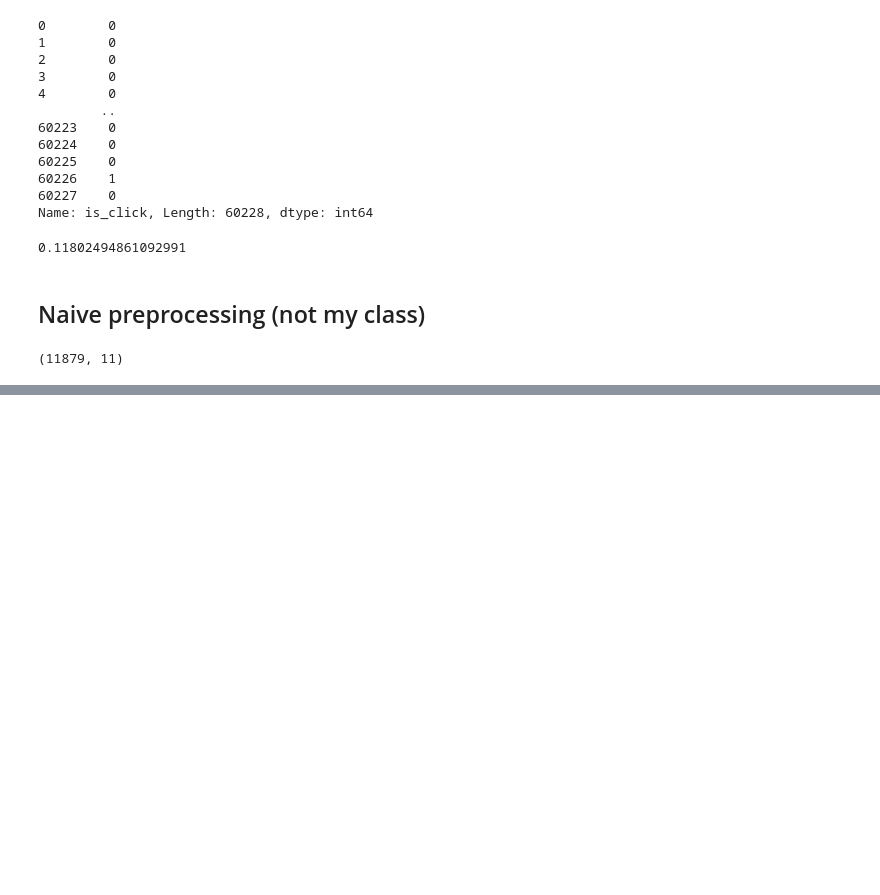
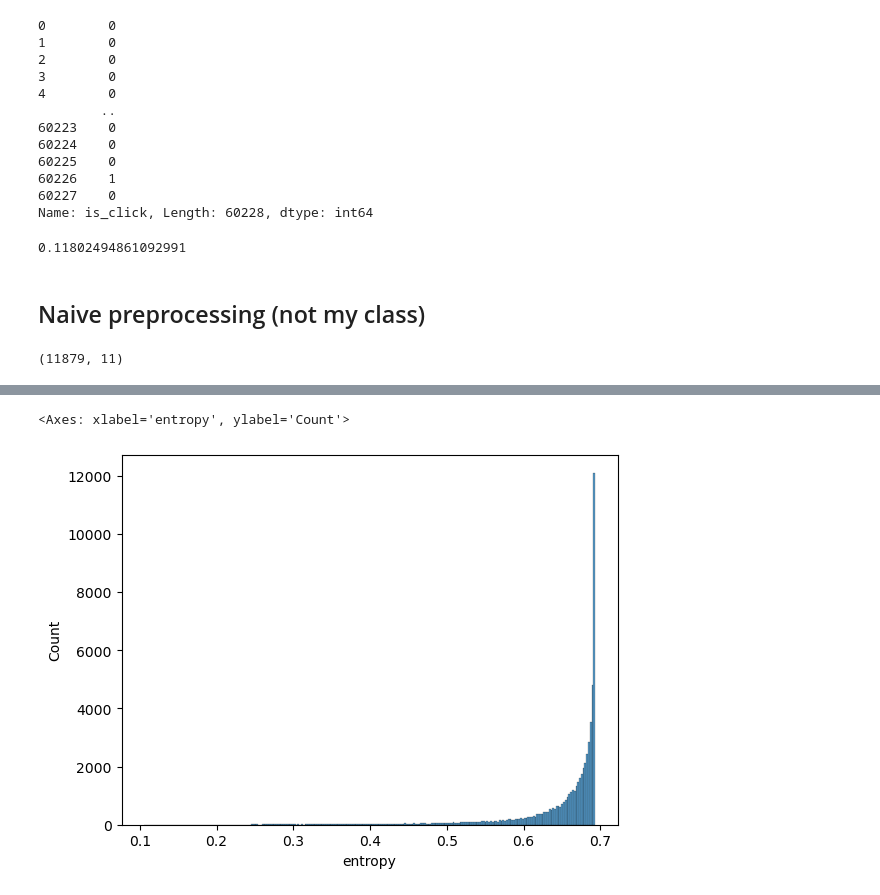
Before and after one commit to bagel-not-kaggle/YDATA-kaggle-assignment, a Jupyter notebook: notebooks/Exploring.ipynb, the cells around one changed output, grey strips where cells are left out. Drawn from its saved outputs; the diff is of its cells as text; code cells hidden in the pictures; blank space fills up the shorter version.

```diff
--- a/notebooks/Exploring.ipynb
+++ b/notebooks/Exploring.ipynb
@@ -1383,0 +1440,3 @@ print(f1_score(y_test_2, y_pred_LR))
+# %%
+error_analysis_df = pd.read_csv(r'C:\Users\maorb\Classes\Classical_ML\YDATA-kaggle-assignment\data\Predictions\error_analysis.csv')
+y_test = pd.read_pickle(r'C:\Users\maorb\Classes\Classical_ML\YDATA-kaggle-assignment\data\processed\y_test.pkl')
@@ -1383,0 +1466,5 @@ print(f1_score(y_test_2, y_pred_LR))
+# %%
+sns.histplot(error_analysis_df['entropy'])
+# %% [output]
+<Axes: xlabel='entropy', ylabel='Count'>
+[figure, added]
```
Also changed, not shown: parts of 22 cells of this notebook, 1 other file.
